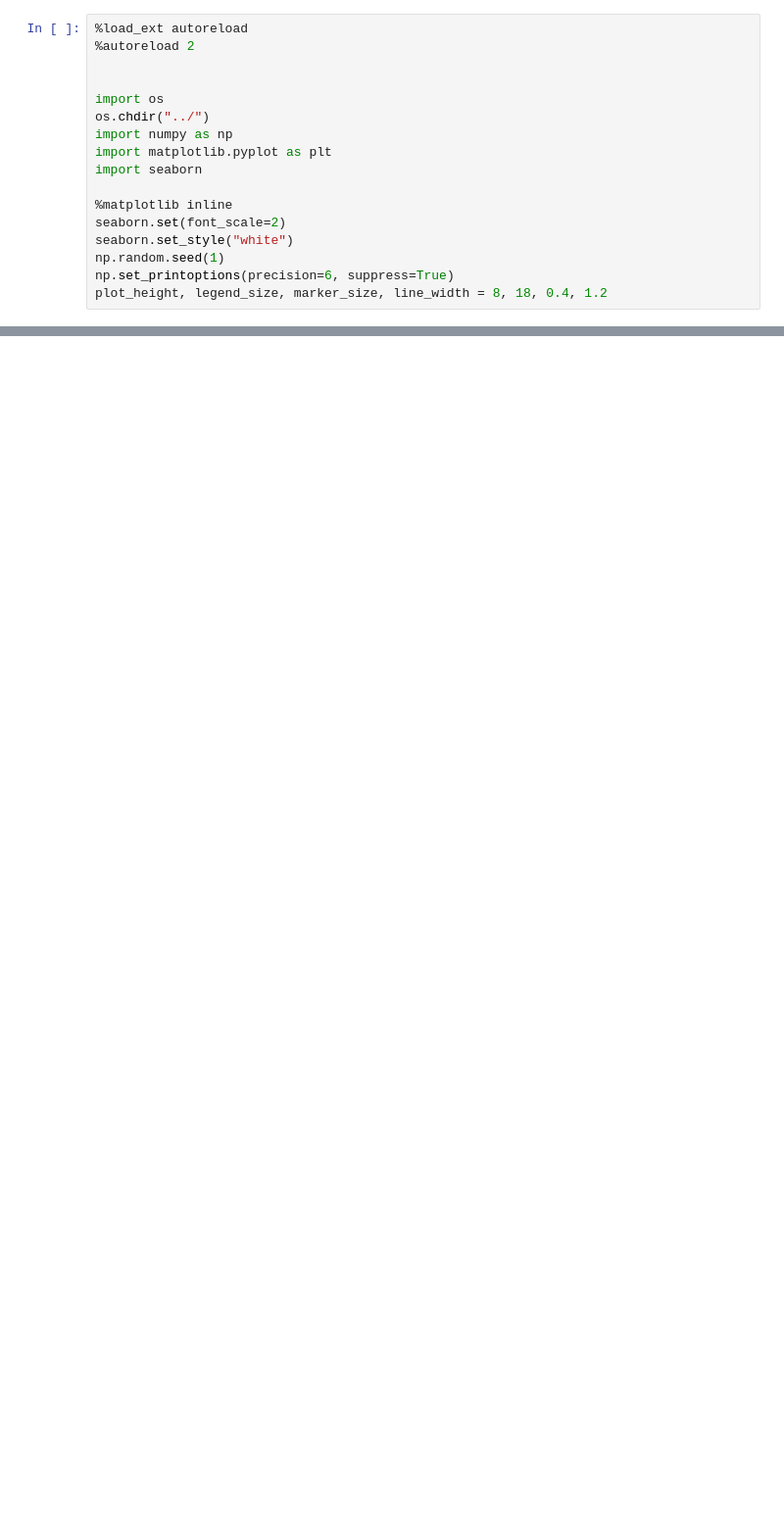
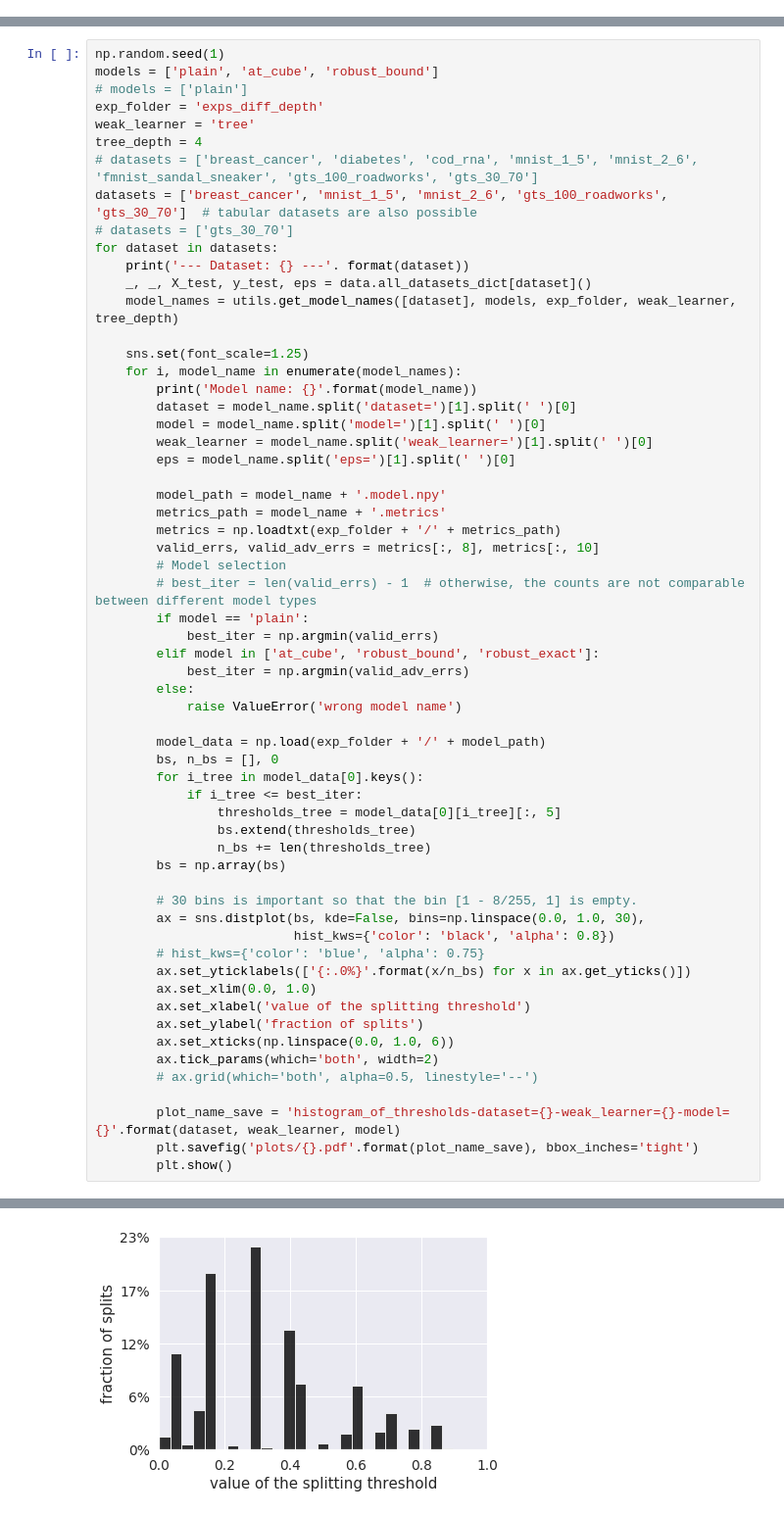
Before and after one commit to max-andr/provably-robust-boosting, a Jupyter notebook: notebooks/model_analysis.ipynb, the cells around one changed output, grey strips where cells are left out. Shown: that part at 98% size. Cells and saved outputs as stored; diff of their text form; blank space fills up the shorter version.

```diff
--- a/notebooks/model_analysis.ipynb
+++ b/notebooks/model_analysis.ipynb
@@ -3,17 +225,0 @@
-# %%
-%load_ext autoreload
-%autoreload 2
-
-
-import os
-os.chdir("../")
-import numpy as np
-import matplotlib.pyplot as plt
-import seaborn
-
-%matplotlib inline
-seaborn.set(font_scale=2)
-seaborn.set_style("white")
-np.random.seed(1)
-np.set_printoptions(precision=6, suppress=True)
-plot_height, legend_size, marker_size, line_width = 8, 18, 0.4, 1.2
@@ -74,0 +226,61 @@ Model name: 2019-05-21 18:47:22 dataset=gts_120_warning model=robust_exact n_tra
+# %%
+np.random.seed(1)
+models = ['plain', 'at_cube', 'robust_bound']
+# models = ['plain']
+exp_folder = 'exps_diff_depth'
+weak_learner = 'tree'
+tree_depth = 4
+# datasets = ['breast_cancer', 'diabetes', 'cod_rna', 'mnist_1_5', 'mnist_2_6', 'fmnist_sandal_sneaker', 'gts_100_roadworks', 'gts_30_70']
+datasets = ['breast_cancer', 'mnist_1_5', 'mnist_2_6', 'gts_100_roadworks', 'gts_30_70']  # tabular datasets are also possible
+# datasets = ['gts_30_70']
+for dataset in datasets:
+    print('--- Dataset: {} ---'. format(dataset))
+    _, _, X_test, y_test, eps = data.all_datasets_dict[dataset]()
+    model_names = utils.get_model_names([dataset], models, exp_folder, weak_learner, tree_depth)
+
+    sns.set(font_scale=1.25)
+    for i, model_name in enumerate(model_names):
+        print('Model name: {}'.format(model_name))
+        dataset = model_name.split('dataset=')[1].split(' ')[0]
+        model = model_name.split('model=')[1].split(' ')[0]
+        weak_learner = model_name.split('weak_learner=')[1].split(' ')[0]
+        eps = model_name.split('eps=')[1].split(' ')[0]
+
+        model_path = model_name + '.model.npy'
+        metrics_path = model_name + '.metrics'
+        metrics = np.loadtxt(exp_folder + '/' + metrics_path)
+        valid_errs, valid_adv_errs = metrics[:, 8], metrics[:, 10]
+        # Model selection
+        # best_iter = len(valid_errs) - 1  # otherwise, the counts are not comparable between different model types
+        if model == 'plain':
+            best_iter = np.argmin(valid_errs)
+        elif model in ['at_cube', 'robust_bound', 'robust_exact']:
+            best_iter = np.argmin(valid_adv_errs)
+        else:
+            raise ValueError('wrong model name')
+
+        model_data = np.load(exp_folder + '/' + model_path)
+        bs, n_bs = [], 0
+        for i_tree in model_data[0].keys():
+            if i_tree <= best_iter:
+                thresholds_tree = model_data[0][i_tree][:, 5]
+                bs.extend(thresholds_tree)
+                n_bs += len(thresholds_tree)
+        bs = np.array(bs)
+
+        # 30 bins is important so that the bin [1 - 8/255, 1] is empty.
+        ax = sns.distplot(bs, kde=False, bins=np.linspace(0.0, 1.0, 30),
+                          hist_kws={'color': 'black', 'alpha': 0.8})
+        # hist_kws={'color': 'blue', 'alpha': 0.75}
+        ax.set_yticklabels(['{:.0%}'.format(x/n_bs) for x in ax.get_yticks()])
+        ax.set_xlim(0.0, 1.0)
+        ax.set_xlabel('value of the splitting threshold')
+        ax.set_ylabel('fraction of splits')
+        ax.set_xticks(np.linspace(0.0, 1.0, 6))
+        ax.tick_params(which='both', width=2)
+        # ax.grid(which='both', alpha=0.5, linestyle='--')
+
+        plot_name_save = 'histogram_of_thresholds-dataset={}-weak_learner={}-model={}'.format(dataset, weak_learner, model)
+        plt.savefig('plots/{}.pdf'.format(plot_name_save), bbox_inches='tight')
+        plt.show()
+# %% [output]
@@ -74,0 +307 @@ Model name: 2019-05-21 18:47:22 dataset=gts_120_warning model=robust_exact n_tra
+[figure, added]
```
Also changed, not shown: parts of 9 cells of this notebook, 54 other files.
